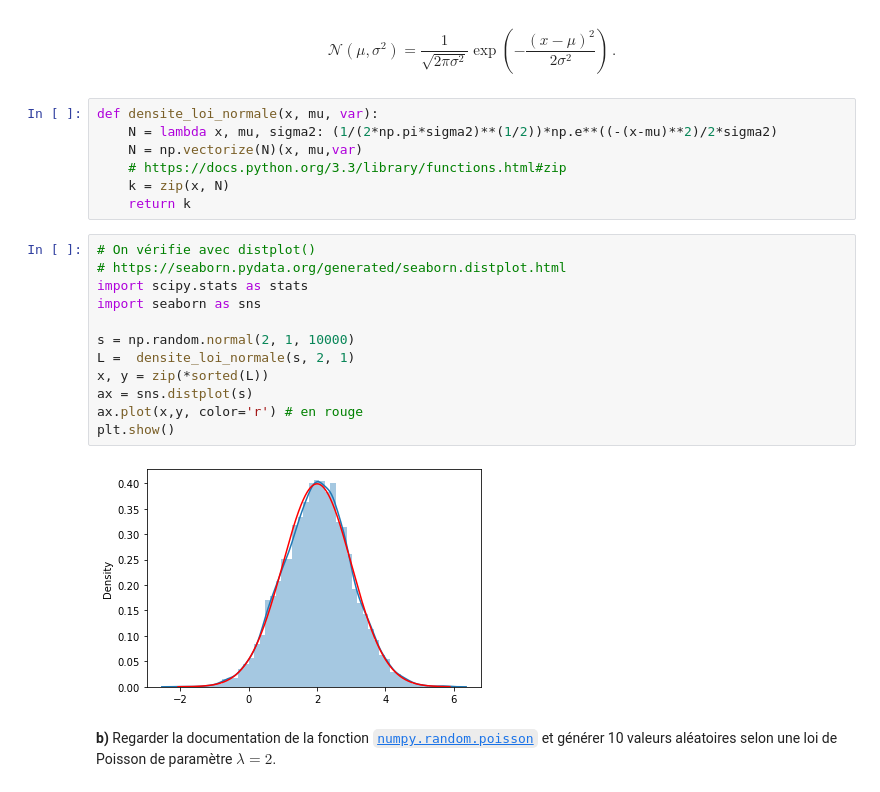
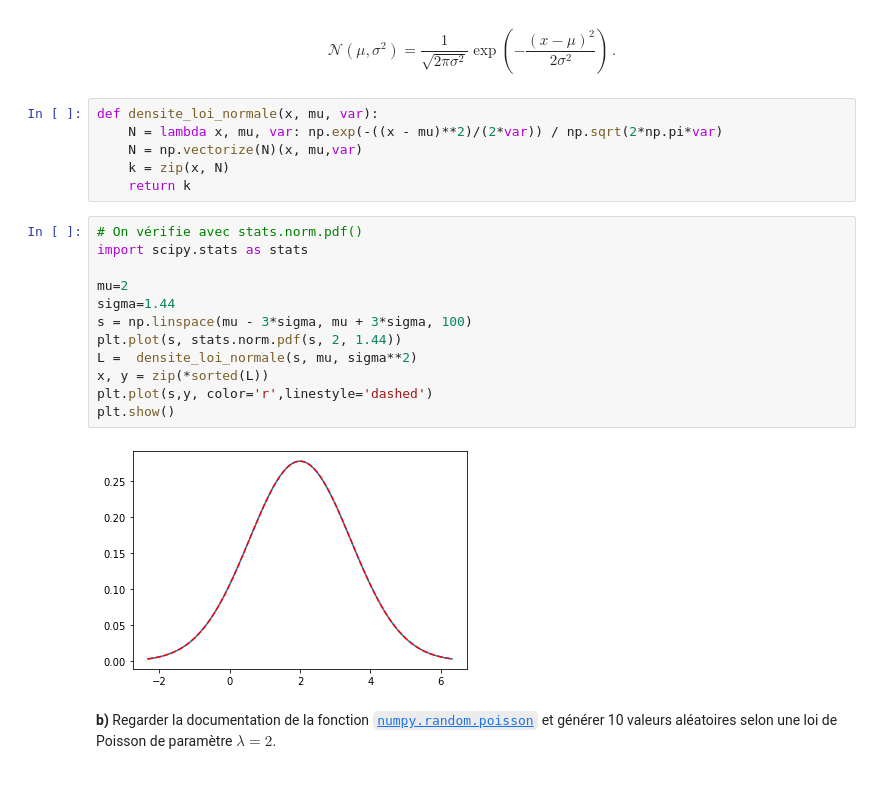
Before and after one commit to AntonioHorcasSerrano/LU2MA100, a Jupyter notebook: devoir-2.ipynb, the cells around one changed output. Cells and saved outputs as stored; diff of their text form.

```diff
--- a/devoir-2.ipynb
+++ b/devoir-2.ipynb
@@ -398,25 +398,24 @@ $$
 $$
 # %%
 def densite_loi_normale(x, mu, var):
-    N = lambda x, mu, sigma2: (1/(2*np.pi*sigma2)**(1/2))*np.e**((-(x-mu)**2)/2*sigma2)
+    N = lambda x, mu, var: np.exp(-((x - mu)**2)/(2*var)) / np.sqrt(2*np.pi*var)
     N = np.vectorize(N)(x, mu,var)
-    # https://docs.python.org/3.3/library/functions.html#zip
     k = zip(x, N)
     return k
 # %%
-# On vérifie avec distplot()
-# https://seaborn.pydata.org/generated/seaborn.distplot.html
+# On vérifie avec stats.norm.pdf()
 import scipy.stats as stats
-import seaborn as sns
 
-s = np.random.normal(2, 1, 10000)
-L =  densite_loi_normale(s, 2, 1)
+mu=2
+sigma=1.44
+s = np.linspace(mu - 3*sigma, mu + 3*sigma, 100)
+plt.plot(s, stats.norm.pdf(s, 2, 1.44))
+L =  densite_loi_normale(s, mu, sigma**2)
 x, y = zip(*sorted(L))
-ax = sns.distplot(s)
-ax.plot(x,y, color='r') # en rouge
+plt.plot(s,y, color='r',linestyle='dashed')
 plt.show()
 # %% [output]
-[figure, old version]
+[figure, new version]
 # %% [markdown]
 
 
```
Also changed, not shown: parts of 12 cells of this notebook.
